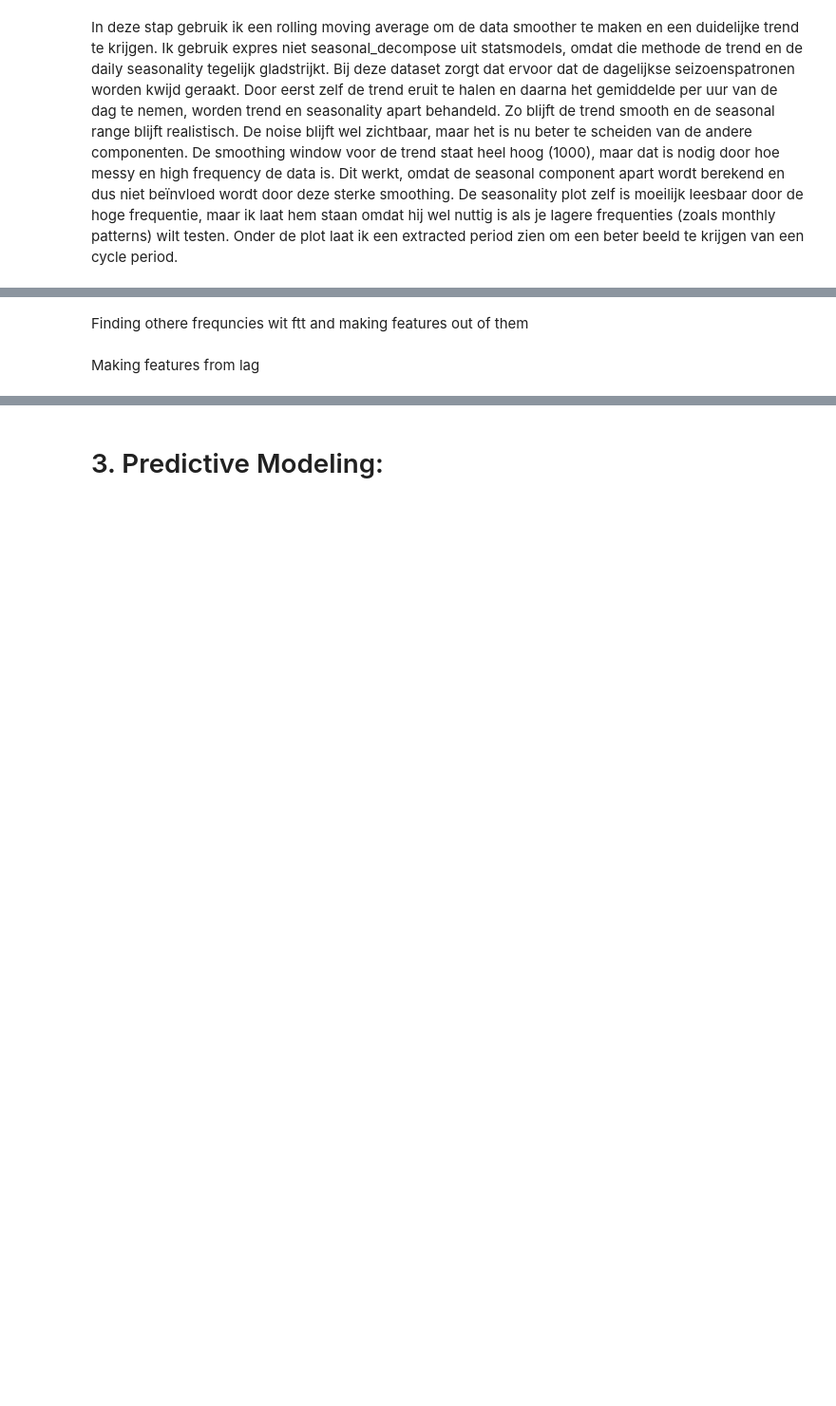
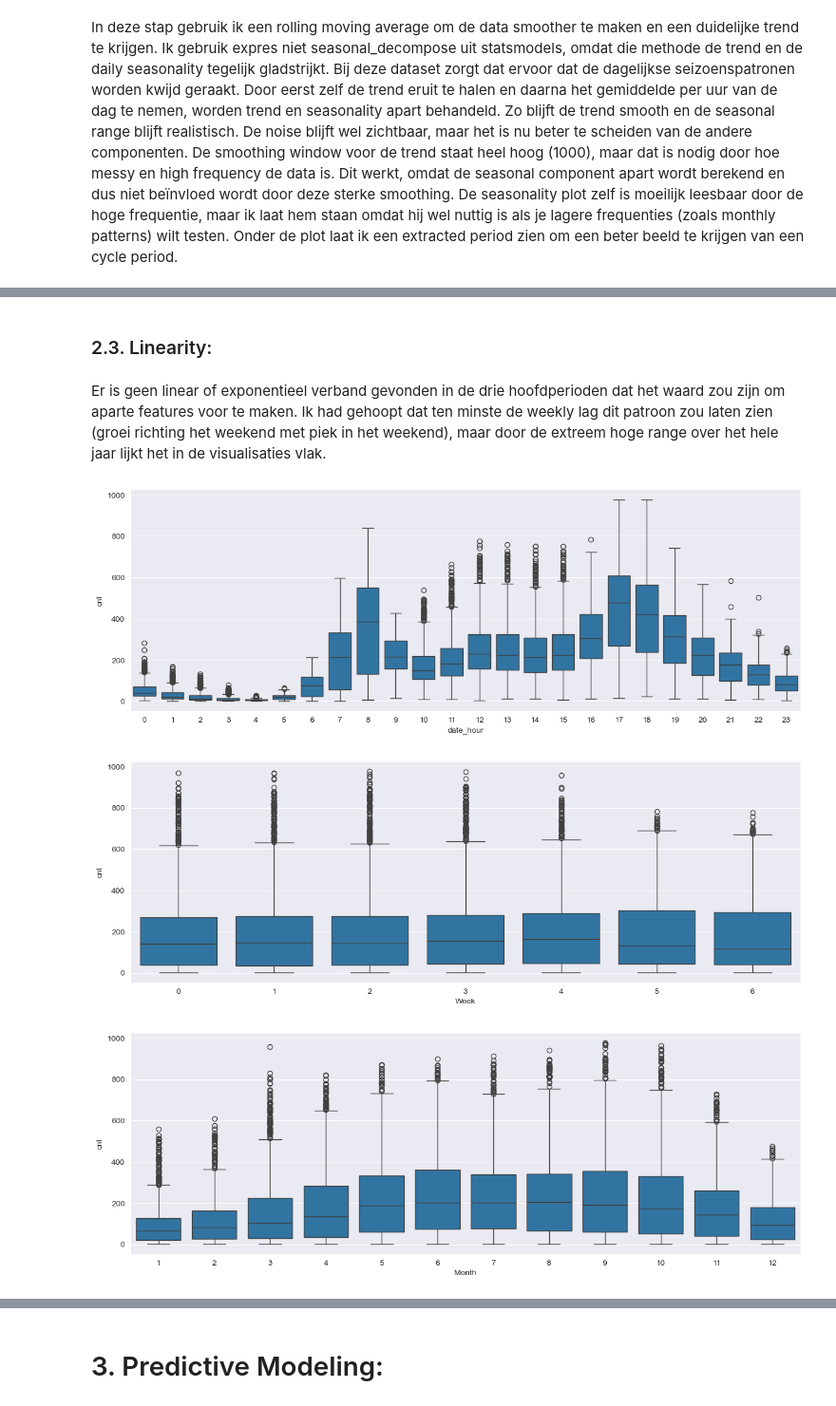
Before and after one commit to 24087068/verhuuraantallen_voorspelling, a Jupyter notebook: notebooks/main.ipynb, the cells around one changed output, grey strips where cells are left out. Shown at 95% size. Cells and saved outputs as stored; diff of their text form; code cells hidden in the pictures; blank space fills up the shorter version.

```diff
--- a/notebooks/main.ipynb
+++ b/notebooks/main.ipynb
@@ -137,6 +137,9 @@ features = decomposition_featuring(
     lags=24, # 24h autocorrelation window
     trend_smooth=1000 # 1000 samples smoothing window
 )
+# Merging features to df
+df_decomp = df_setup.merge(features, left_index=True, right_index=True)
+display(df_decomp)
 # %% [output]
 [figure]
 [figure]
@@ -147,4 +164,23 @@ features = decomposition_featuring(
-# %% [markdown]
-Finding othere frequncies wit ftt and making features out of them
-# %% [markdown]
-Making features from lag
+# %% [markdown]
+### 2.3. Linearity:
+# %% [markdown]
+Er is geen linear of exponentieel verband gevonden in de drie hoofdperioden dat het waard zou zijn om aparte features voor te maken. Ik had gehoopt dat ten minste de weekly lag dit patroon zou laten zien (groei richting het weekend met piek in het weekend), maar door de extreem hoge range over het hele jaar lijkt het in de visualisaties vlak.
+# %%
+# Hourly patterns
+plt.figure(figsize=(15, 5))
+sns.boxplot(x=df_decomp.index.hour, y=df_decomp['cnt'])
+plt.show()
+# Weekly patterns
+plt.figure(figsize=(15, 5))
+sns.boxplot(x=df_decomp.index.dayofweek, y=df_decomp['cnt'])
+plt.xlabel('Week')
+plt.show()
+# Monthly patterns
+plt.figure(figsize=(15, 5))
+sns.boxplot(x=df_decomp.index.month, y=df_decomp['cnt'])
+plt.xlabel('Month')
+plt.show()
+# %% [output]
+[figure, added]
+[figure, added]
+[figure, added]
```
Also changed, not shown: parts of 13 cells of this notebook, 1 other file.
